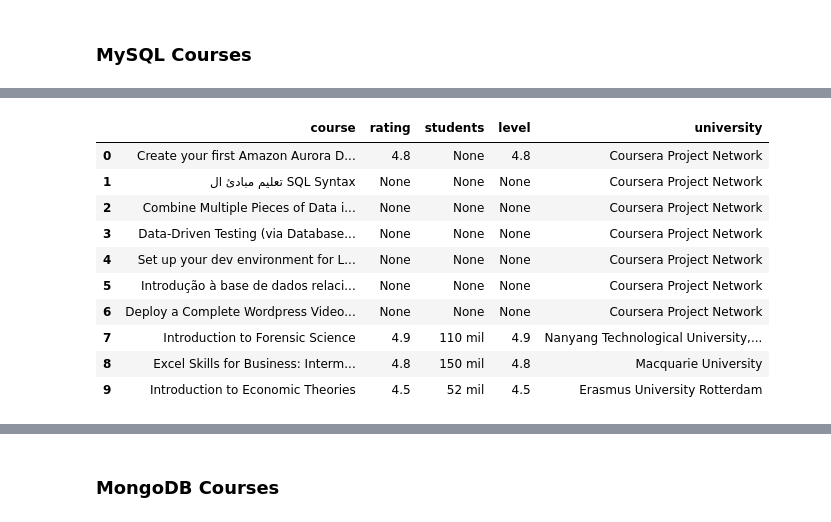
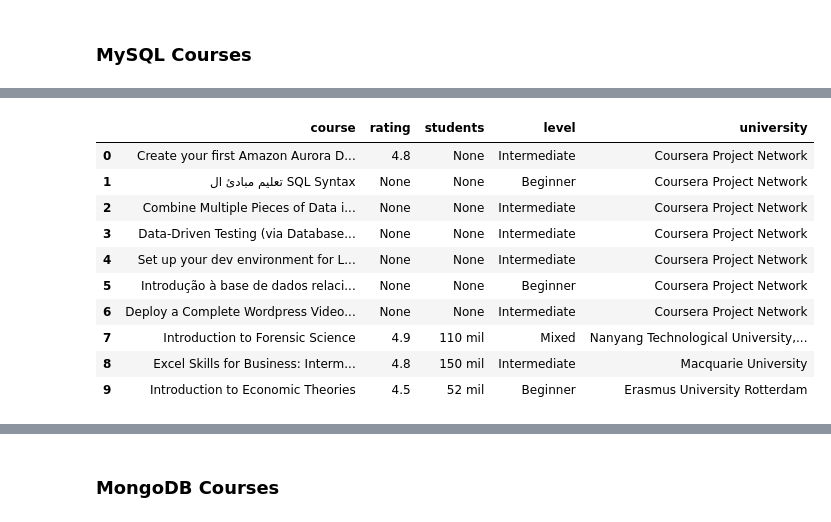
Before and after one commit to jesuschao/Coursera_Project, a Jupyter notebook: 0_Scrapping.ipynb, the cells around one changed output, grey strips where cells are left out. Saved outputs shown, nothing was run; the diff lists cells and outputs as text; code cells hidden in the pictures.

```diff
--- a/0_Scrapping.ipynb
+++ b/0_Scrapping.ipynb
@@ -278,20 +278,20 @@ universidad =[]
 
 for i in range(1,11):
     try:
-        curso.append(driver.find_element_by_xpath(f"/html/body/div[3]/div/div/main/div[2]/div/div[1]/div/div[2]/div/div/ul/li[{i}]/div/div/a/div/div/div[1]/h2").text)
-        rating.append(driver.find_element_by_xpath(f"/html/body/div[3]/div/div/main/div[2]/div/div[1]/div/div[2]/div/div/ul/li[{i}]/div/div/a/div/div/div[3]/div/div[1]/div[1]/div/span[1]").text)
+        curso.append(driver.find_element_by_xpath(f"//*[@id='main']/div[2]/div/div[1]/div/div[2]/div/div/ul/li[{i}]/div/div/a/div/div/div[1]/h2").text)
+        rating.append(driver.find_element_by_xpath(f"//*[@id='main']/div[2]/div/div[1]/div/div[2]/div/div/ul/li[{i}]/div/div/a/div/div/div[3]/div/div[1]/div[1]/div/span[1]").text)
     except:
         rating.append("None")
     try:
-        students.append(driver.find_element_by_xpath(f"/html/body/div[3]/div/div/main/div[2]/div/div[1]/div/div[2]/div/div/ul/li[{i}]/div/div/a/div/div/div[3]/div/div[1]/div[2]/span/span").text)
+        students.append(driver.find_element_by_xpath(f"//*[@id='main']/div[2]/div/div[1]/div/div[2]/div/div/ul/li[{i}]/div/div/a/div/div/div[3]/div/div[1]/div[2]/span/span").text)
     except:
         students.append("None")
     try:
-        nivel.append(driver.find_element_by_xpath(f"/html/body/div[3]/div/div/main/div[2]/div/div[1]/div/div[2]/div/div/ul/li[{i}]/div/div/a/div/div/div[3]/div/div[1]/div[1]/div/span[1]").text)
+        nivel.append(driver.find_element_by_xpath(f"//*[@id='main']/div[2]/div/div[1]/div/div[2]/div/div/ul/li[{i}]/div/div/a/div/div/div[3]/div/div[2]/div/div[2]/span").text)
     except:
         nivel.append("None")
     try:
-        universidad.append(driver.find_element_by_xpath(f"/html/body/div[3]/div/div/main/div[2]/div/div[1]/div/div[2]/div/div/ul/li[{i}]/div/div/a/div/div/div[1]/div[1]/div[2]/span").text)
+        universidad.append(driver.find_element_by_xpath(f"//*[@id='main']/div[2]/div/div[1]/div/div[2]/div/div/ul/li[{i}]/div/div/a/div/div/div[1]/div[1]/div[2]/span").text)
     except:
         universidad.append("None")
 
@@ -327,20 +327,20 @@ universidad =[]
 
 for i in range(1,11):
     try:
-        curso.append(driver.find_element_by_xpath(f"/html/body/div[3]/div/div/main/div[2]/div/div[1]/div/div[2]/div/div/ul/li[{i}]/div/div/a/div/div/div[1]/h2").text)
-        rating.append(driver.find_element_by_xpath(f"/html/body/div[3]/div/div/main/div[2]/div/div[1]/div/div[2]/div/div/ul/li[{i}]/div/div/a/div/div/div[3]/div/div[1]/div[1]/div/span[1]").text)
+        curso.append(driver.find_element_by_xpath(f"//*[@id='main']/div[2]/div/div[1]/div/div[2]/div/div/ul/li[{i}]/div/div/a/div/div/div[1]/h2").text)
+        rating.append(driver.find_element_by_xpath(f"//*[@id='main']/div[2]/div/div[1]/div/div[2]/div/div/ul/li[{i}]/div/div/a/div/div/div[3]/div/div[1]/div[1]/div/span[1]").text)
     except:
         rating.append("None")
     try:
-        students.append(driver.find_element_by_xpath(f"/html/body/div[3]/div/div/main/div[2]/div/div[1]/div/div[2]/div/div/ul/li[{i}]/div/div/a/div/div/div[3]/div/div[1]/div[2]/span/span").text)
+        students.append(driver.find_element_by_xpath(f"//*[@id='main']/div[2]/div/div[1]/div/div[2]/div/div/ul/li[{i}]/div/div/a/div/div/div[3]/div/div[1]/div[2]/span/span").text)
     except:
         students.append("None")
     try:
-        nivel.append(driver.find_element_by_xpath(f"/html/body/div[3]/div/div/main/div[2]/div/div[1]/div/div[2]/div/div/ul/li[{i}]/div/div/a/div/div/div[3]/div/div[1]/div[1]/div/span[1]").text)
+        nivel.append(driver.find_element_by_xpath(f"//*[@id='main']/div[2]/div/div[1]/div/div[2]/div/div/ul/li[{i}]/div/div/a/div/div/div[3]/div/div[2]/div/div[2]/span").text)
     except:
         nivel.append("None")
     try:
-        universidad.append(driver.find_element_by_xpath(f"/html/body/div[3]/div/div/main/div[2]/div/div[1]/div/div[2]/div/div/ul/li[{i}]/div/div/a/div/div/div[1]/div[1]/div[2]/span").text)
+        universidad.append(driver.find_element_by_xpath(f"//*[@id='main']/div[2]/div/div[1]/div/div[2]/div/div/ul/li[{i}]/div/div/a/div/div/div[1]/div[1]/div[2]/span").text)
     except:
         universidad.append("None")
 
@@ -376,20 +376,20 @@ universidad =[]
 
 for i in range(1,11):
     try:
-        curso.append(driver.find_element_by_xpath(f"/html/body/div[3]/div/div/main/div[2]/div/div[1]/div/div[2]/div/div/ul/li[{i}]/div/div/a/div/div/div[1]/h2").text)
-        rating.append(driver.find_element_by_xpath(f"/html/body/div[3]/div/div/main/div[2]/div/div[1]/div/div[2]/div/div/ul/li[{i}]/div/div/a/div/div/div[3]/div/div[1]/div[1]/div/span[1]").text)
+        curso.append(driver.find_element_by_xpath(f"//*[@id='main']/div[2]/div/div[1]/div/div[2]/div/div/ul/li[{i}]/div/div/a/div/div/div[1]/h2").text)
+        rating.append(driver.find_element_by_xpath(f"//*[@id='main']/div[2]/div/div[1]/div/div[2]/div/div/ul/li[{i}]/div/div/a/div/div/div[3]/div/div[1]/div[1]/div/span[1]").text)
     except:
         rating.append("None")
     try:
-        students.append(driver.find_element_by_xpath(f"/html/body/div[3]/div/div/main/div[2]/div/div[1]/div/div[2]/div/div/ul/li[{i}]/div/div/a/div/div/div[3]/div/div[1]/div[2]/span/span").text)
+        students.append(driver.find_element_by_xpath(f"//*[@id='main']/div[2]/div/div[1]/div/div[2]/div/div/ul/li[{i}]/div/div/a/div/div/div[3]/div/div[1]/div[2]/span/span").text)
     except:
         students.append("None")
     try:
-        nivel.append(driver.find_element_by_xpath(f"/html/body/div[3]/div/div/main/div[2]/div/div[1]/div/div[2]/div/div/ul/li[{i}]/div/div/a/div/div/div[3]/div/div[1]/div[1]/div/span[1]").text)
+        nivel.append(driver.find_element_by_xpath(f"//*[@id='main']/div[2]/div/div[1]/div/div[2]/div/div/ul/li[{i}]/div/div/a/div/div/div[3]/div/div[2]/div/div[2]/span").text)
     except:
         nivel.append("None")
     try:
-        universidad.append(driver.find_element_by_xpath(f"/html/body/div[3]/div/div/main/div[2]/div/div[1]/div/div[2]/div/div/ul/li[{i}]/div/div/a/div/div/div[1]/div[1]/div[2]/span").text)
+        universidad.append(driver.find_element_by_xpath(f"//*[@id='main']/div[2]/div/div[1]/div/div[2]/div/div/ul/li[{i}]/div/div/a/div/div/div[1]/div[1]/div[2]/span").text)
     except:
         universidad.append("None")
 
@@ -420,48 +420,48 @@ driver.get(url6)
 curso =[]
 rating=[]
 students=[]
 nivel=[]
 universidad =[]
 
 for i in range(1,11):
     try:
-        curso.append(driver.find_element_by_xpath(f"/html/body/div[3]/div/div/main/div[2]/div/div[1]/div/div[2]/div/div/ul/li[{i}]/div/div/a/div/div/div[1]/h2").text)
-        rating.append(driver.find_element_by_xpath(f"/html/body/div[3]/div/div/main/div[2]/div/div[1]/div/div[2]/div/div/ul/li[{i}]/div/div/a/div/div/div[3]/div/div[1]/div[1]/div/span[1]").text)
+        curso.append(driver.find_element_by_xpath(f"//*[@id='main']/div[2]/div/div[1]/div/div[2]/div/div/ul/li[{i}]/div/div/a/div/div/div[1]/h2").text)
+        rating.append(driver.find_element_by_xpath(f"//*[@id='main']/div[2]/div/div[1]/div/div[2]/div/div/ul/li[{i}]/div/div/a/div/div/div[3]/div/div[1]/div[1]/div/span[1]").text)
     except:
         rating.append("None")
     try:
-        students.append(driver.find_element_by_xpath(f"/html/body/div[3]/div/div/main/div[2]/div/div[1]/div/div[2]/div/div/ul/li[{i}]/div/div/a/div/div/div[3]/div/div[1]/div[2]/span/span").text)
+        students.append(driver.find_element_by_xpath(f"//*[@id='main']/div[2]/div/div[1]/div/div[2]/div/div/ul/li[{i}]/div/div/a/div/div/div[3]/div/div[1]/div[2]/span/span").text)
     except:
         students.append("None")
     try:
-        nivel.append(driver.find_element_by_xpath(f"/html/body/div[3]/div/div/main/div[2]/div/div[1]/div/div[2]/div/div/ul/li[{i}]/div/div/a/div/div/div[3]/div/div[1]/div[1]/div/span[1]").text)
+        nivel.append(driver.find_element_by_xpath(f"//*[@id='main']/div[2]/div/div[1]/div/div[2]/div/div/ul/li[{i}]/div/div/a/div/div/div[3]/div/div[2]/div/div[2]/span").text)
     except:
         nivel.append("None")
     try:
-        universidad.append(driver.find_element_by_xpath(f"/html/body/div[3]/div/div/main/div[2]/div/div[1]/div/div[2]/div/div/ul/li[{i}]/div/div/a/div/div/div[1]/div[1]/div[2]/span").text)
+        universidad.append(driver.find_element_by_xpath(f"//*[@id='main']/div[2]/div/div[1]/div/div[2]/div/div/ul/li[{i}]/div/div/a/div/div/div[1]/div[1]/div[2]/span").text)
     except:
         universidad.append("None")
 
 mysql6=pd.DataFrame()
 mysql6['course'] =curso
 mysql6['rating'] =rating
 mysql6['students'] =students
 mysql6['level'] =nivel
 mysql6['university'] =universidad
 
 mysql6
 # %% [output]
 |  | course | rating | students | level | university |
-| 0 | Create your first Amazon Aurora D... | 4.8 | None | 4.8 | Coursera Project Network |
-| 1 | تعليم مبادئ ال SQL Syntax | None | None | None | Coursera Project Network |
-| 2 | Combine Multiple Pieces of Data i... | None | None | None | Coursera Project Network |
-| 3 | Data-Driven Testing (via Database... | None | None | None | Coursera Project Network |
-| 4 | Set up your dev environment for L... | None | None | None | Coursera Project Network |
-| 5 | Introdução à base de dados relaci... | None | None | None | Coursera Project Network |
-| 6 | Deploy a Complete Wordpress Video... | None | None | None | Coursera Project Network |
-| 7 | Introduction to Forensic Science | 4.9 | 110 mil | 4.9 | Nanyang Technological University,... |
-| 8 | Excel Skills for Business: Interm... | 4.8 | 150 mil | 4.8 | Macquarie University |
-| 9 | Introduction to Economic Theories | 4.5 | 52 mil | 4.5 | Erasmus University Rotterdam |
+| 0 | Create your first Amazon Aurora D... | 4.8 | None | Intermediate | Coursera Project Network |
+| 1 | تعليم مبادئ ال SQL Syntax | None | None | Beginner | Coursera Project Network |
+| 2 | Combine Multiple Pieces of Data i... | None | None | Intermediate | Coursera Project Network |
+| 3 | Data-Driven Testing (via Database... | None | None | Intermediate | Coursera Project Network |
+| 4 | Set up your dev environment for L... | None | None | Intermediate | Coursera Project Network |
+| 5 | Introdução à base de dados relaci... | None | None | Beginner | Coursera Project Network |
+| 6 | Deploy a Complete Wordpress Video... | None | None | Intermediate | Coursera Project Network |
+| 7 | Introduction to Forensic Science | 4.9 | 110 mil | Mixed | Nanyang Technological University,... |
+| 8 | Excel Skills for Business: Interm... | 4.8 | 150 mil | Intermediate | Macquarie University |
+| 9 | Introduction to Economic Theories | 4.5 | 52 mil | Beginner | Erasmus University Rotterdam |
 # %%
 mysql = pd.concat([mysql, mysql2, mysql3, mysql4, mysql5,mysql6])
 # %%
```
Also changed, not shown: parts of 6 cells of this notebook, 5 other files.
